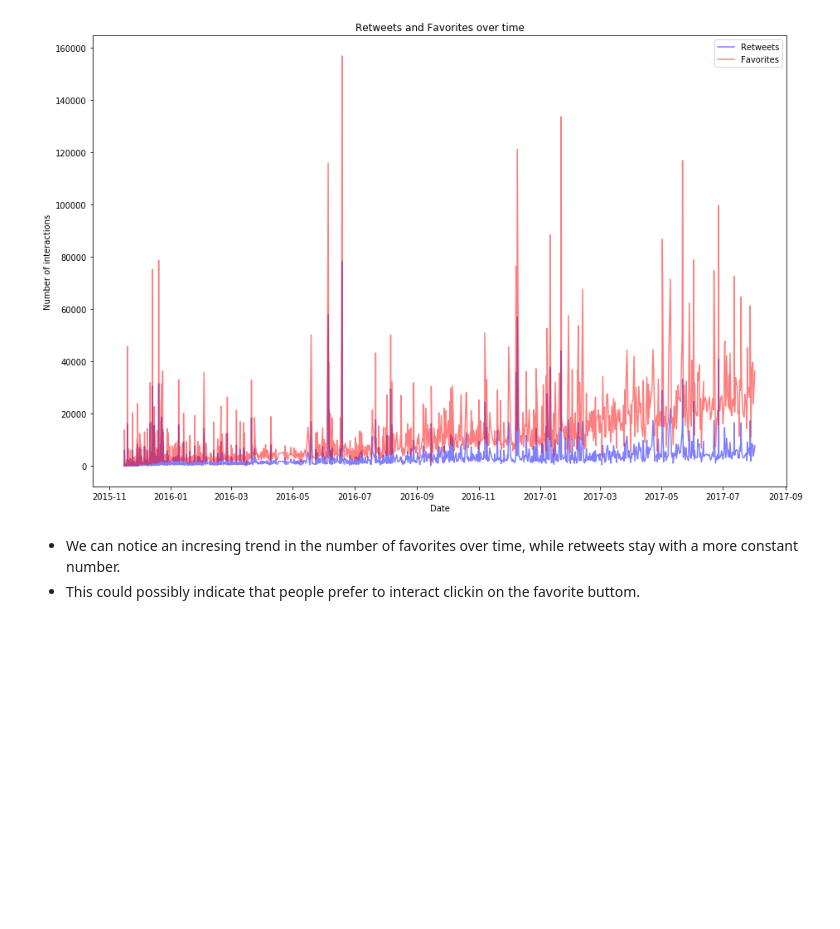
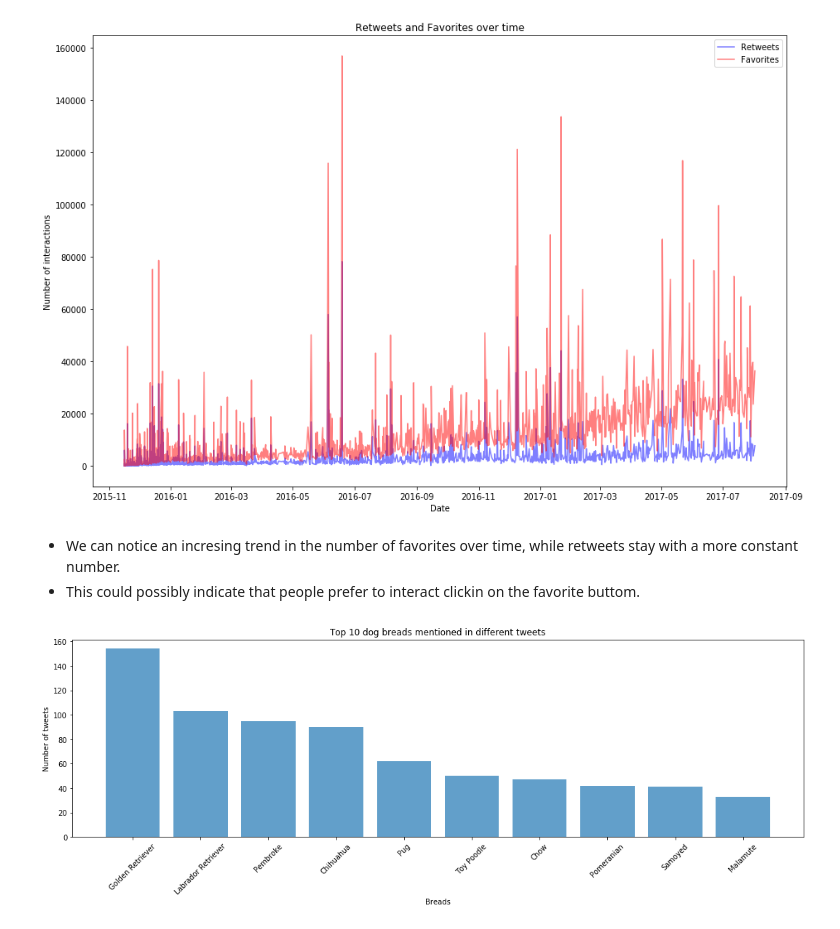
Before and after one commit to dsllt/Udacity_DA_P4, a Jupyter notebook: wrangle_act.ipynb, the cells around one changed output. Cells and saved outputs as stored; diff of their text form; code cells hidden in the pictures; blank space fills up the shorter version.

Commit message:
feat: inclusion of new visualizations

```diff
--- a/wrangle_act.ipynb
+++ b/wrangle_act.ipynb
@@ -975,0 +993,3 @@ twitter_archive_clean[twitter_archive_clean.rating_denominator != 10]
+# %%
+numerator = twitter_archive_clean.text.str.extract(r'(\d+\.?\d*)/')
+numerator = pd.to_numeric(numerator[0]).astype(int)
@@ -1049,0 +1070,2 @@ twitter_archive_clean[twitter_archive_clean.dog_bread == 'not a dog']
+# %%
+twitter_archive_clean['dog_bread'] = twitter_archive_clean.dog_bread.str.replace('_', ' ').str.title()
@@ -1198,3 +1240,15 @@ plt.show;
 # %% [markdown]
 * We can notice an incresing trend in the number of favorites over time, while retweets stay with a more constant number.
 * This could possibly indicate that people prefer to interact clickin on the favorite buttom.
+# %%
+dog_bread = twitter_archive_clean_date.dog_bread.value_counts().index
+dog_bread_values = twitter_archive_clean_date.dog_bread.value_counts().values
+
+f, ax = plt.subplots(figsize=(18,5))
+plt.bar(dog_bread[:10], dog_bread_values[:10], alpha = 0.7)
+plt.xlabel('Breads')
+plt.ylabel('Number of tweets')
+plt.xticks(rotation='45')
+plt.title('Top 10 dog breads mentioned in different tweets');
+# %% [output]
+[figure, added]
```
Also changed, not shown: parts of 101 cells of this notebook.
